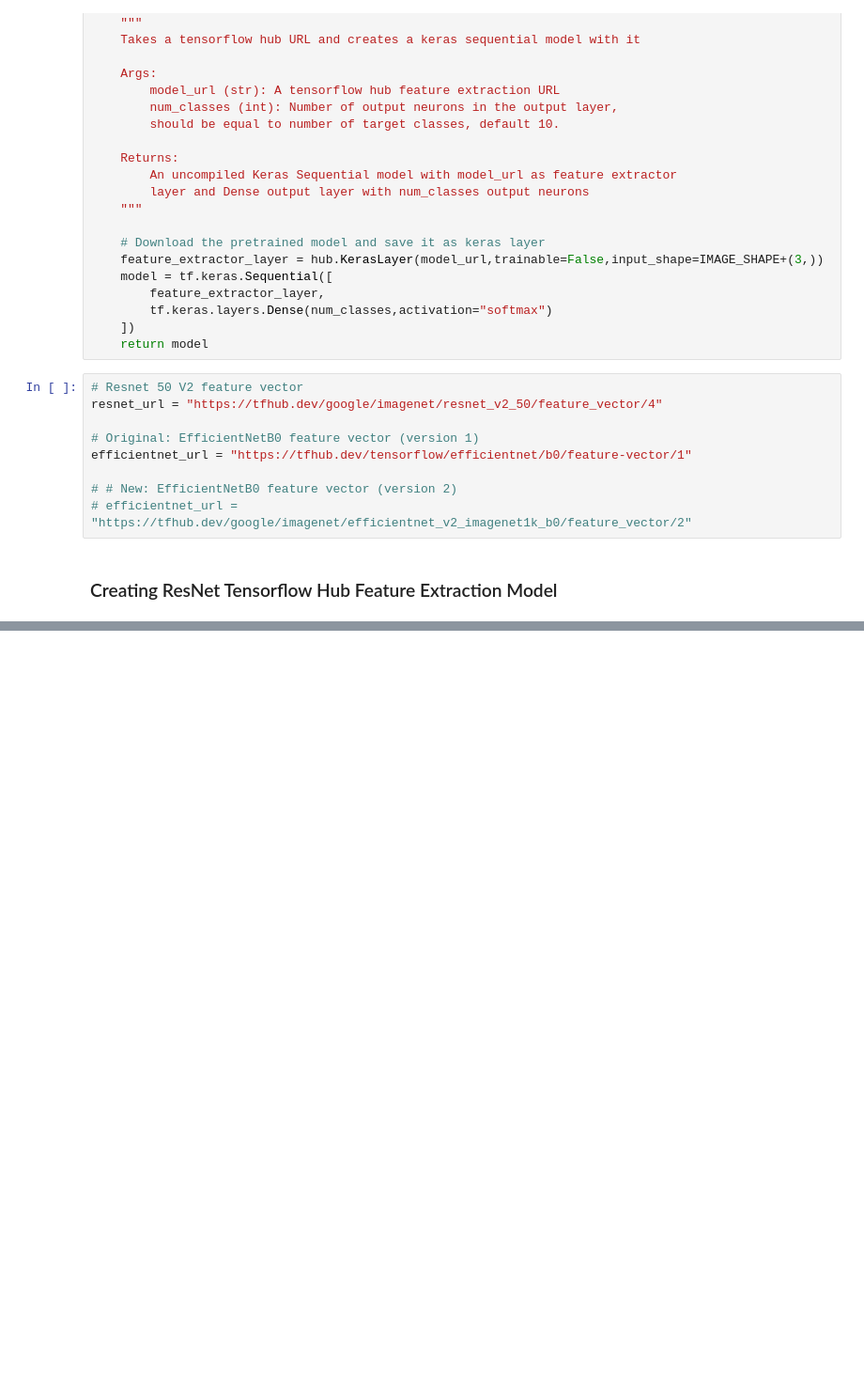
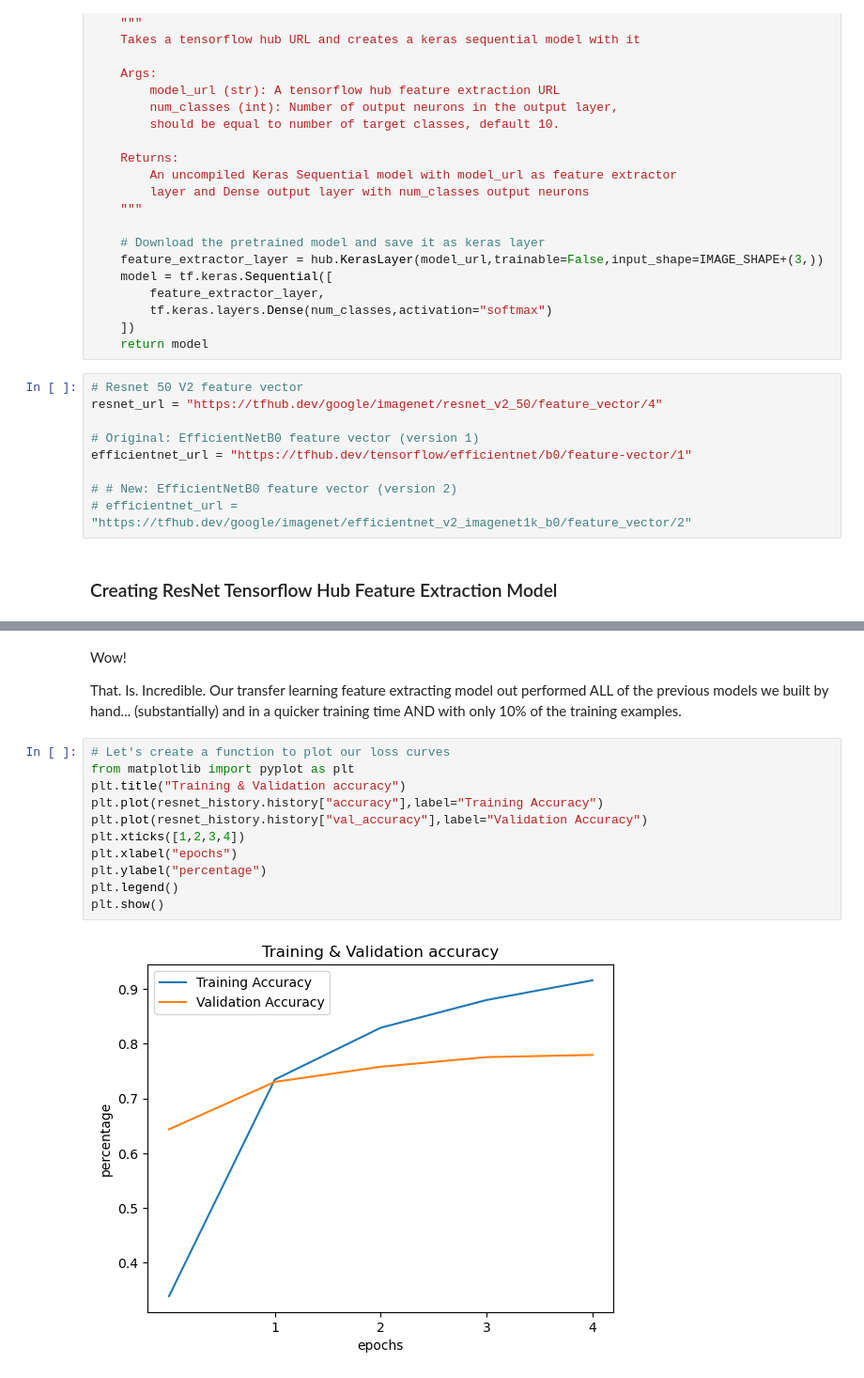
Before and after one commit to Ultan-Kearns/ZTM-Tensorflow-Developer-Certificate, a Jupyter notebook: 04-transfer-learning-in-tensorflow-part-1-feature-extraction.ipynb, the cells around one changed output, grey strips where cells are left out. Shown at 94% size. Drawn from its saved outputs; the diff is of its cells as text; blank space fills up the shorter version.

Commit message:
Plotting graphs

```diff
--- a/04-transfer-learning-in-tensorflow-part-1-feature-extraction.ipynb
+++ b/04-transfer-learning-in-tensorflow-part-1-feature-extraction.ipynb
@@ -180,0 +201,17 @@ Epoch 5/5
+# %% [markdown]
+Wow!
+
+That. Is. Incredible. Our transfer learning feature extracting model out performed ALL of the previous models we built by hand... (substantially) and in a quicker training time AND with only 10% of the training examples.
+# %%
+# Let's create a function to plot our loss curves
+from matplotlib import pyplot as plt
+plt.title("Training & Validation accuracy")
+plt.plot(resnet_history.history["accuracy"],label="Training Accuracy")
+plt.plot(resnet_history.history["val_accuracy"],label="Validation Accuracy")
+plt.xticks([1,2,3,4])
+plt.xlabel("epochs")
+plt.ylabel("percentage")
+plt.legend()
+plt.show()
+# %% [output]
+[figure, added]
```
Also changed, not shown: parts of 4 cells of this notebook.
